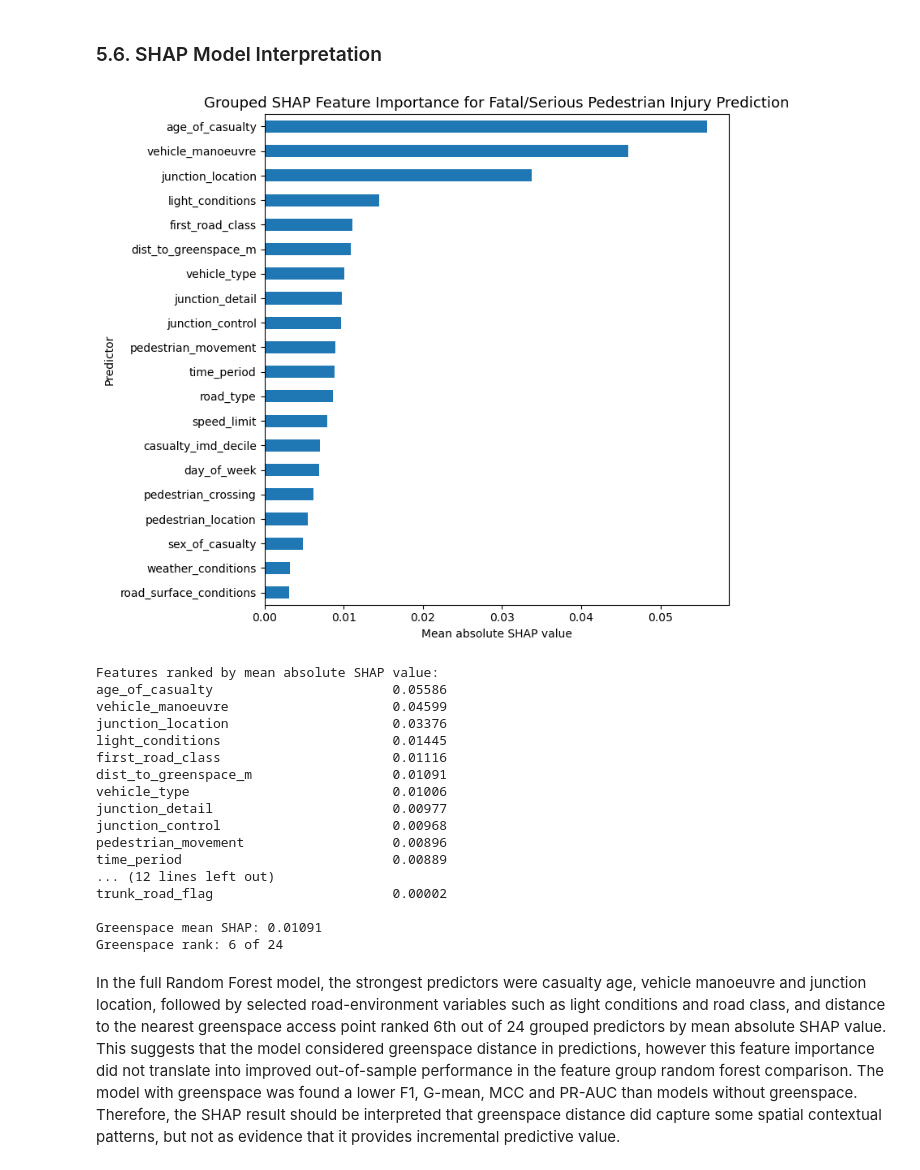
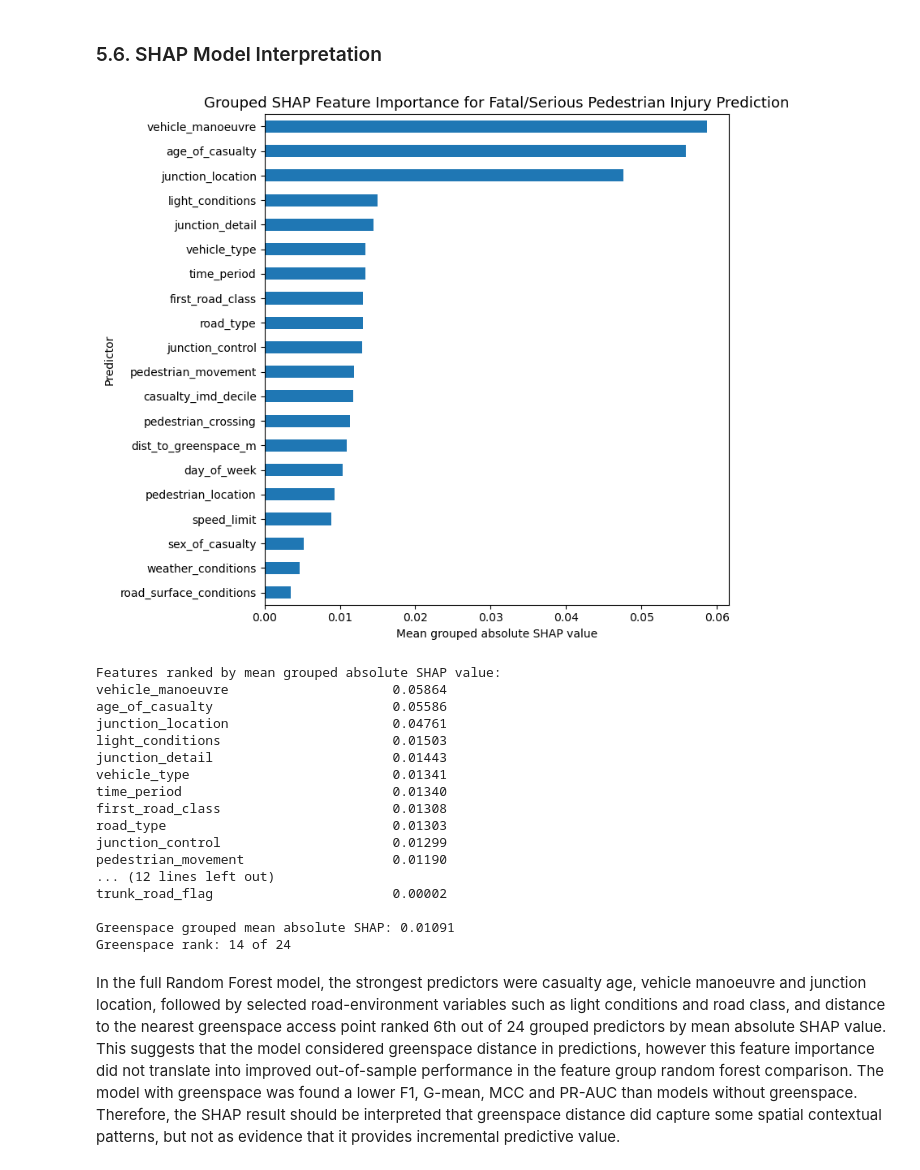
Before and after one commit to christychoicc/DSSS_Coursework, a Jupyter notebook: DSSS_Pedestrian_Severity.ipynb, the cells around one changed output. Drawn from its saved outputs; the diff is of its cells as text; code cells hidden in the pictures.

```diff
--- a/DSSS_Pedestrian_Severity.ipynb
+++ b/DSSS_Pedestrian_Severity.ipynb
@@ -1626,55 +1630,76 @@ for col_idx, orig in enumerate(all_original):
         if indices:
             grouped_shap[:, col_idx] = shap_class1_values[:, indices].sum(axis=1)
 
+
 # Rank variables by mean absolute SHAP value
+# Group one-hot encoded SHAP values back to original variables through aggregating absolute SHAP values
+all_original = full_num + full_cat
+feat_names = list(clean_names)
+
+grouped_abs_shap = np.zeros((shap_class1_values.shape[0], len(all_original)))
+
+for col_idx, orig in enumerate(all_original):
+    if orig in full_num:
+        if orig in feat_names:
+            i = feat_names.index(orig)
+            grouped_abs_shap[:, col_idx] = np.abs(shap_class1_values[:, i])
+    else:
+        indices = [
+            i for i, name in enumerate(feat_names)
+            if name.startswith(orig + '_') or name == orig
+        ]
+        if indices:
+            grouped_abs_shap[:, col_idx] = np.abs(shap_class1_values[:, indices]).sum(axis=1)
+
+# Rank variables by mean grouped absolute SHAP value
 shap_ranked = pd.Series(
-    np.abs(grouped_shap).mean(axis=0),
+    grouped_abs_shap.mean(axis=0),
     index=all_original
 ).sort_values(ascending=True)
 # %%
 # Plot grouped SHAP importance
 fig, ax = plt.subplots(figsize=(8, 7))
 shap_ranked.tail(20).plot(kind='barh', ax=ax)
 
 ax.set_title(
     'Grouped SHAP Feature Importance for Fatal/Serious Pedestrian Injury Prediction',
     fontsize=13
 )
-ax.set_xlabel('Mean absolute SHAP value')
+ax.set_xlabel('Mean grouped absolute SHAP value')
 ax.set_ylabel('Predictor')
 plt.tight_layout()
 plt.show()
 # %% [output]
-[figure, old version]
+[figure, new version]
 # %%
 # SHAP ranking
 shap_ranked_desc = shap_ranked.sort_values(ascending=False)
 
-print("Features ranked by mean absolute SHAP value:")
+print("Features ranked by mean grouped absolute SHAP value:")
 print(shap_ranked_desc.round(5).to_string())
 
 gs_rank = list(shap_ranked_desc.index).index('dist_to_greenspace_m') + 1
 
-print(f"\nGreenspace mean SHAP: {shap_ranked_desc['dist_to_greenspace_m']:.5f}")
+print(f"\nGreenspace grouped mean absolute SHAP: {shap_ranked_desc['dist_to_greenspace_m']:.5f}")
 print(f"Greenspace rank: {gs_rank} of {len(shap_ranked_desc)}")
 # %% [output]
-Features ranked by mean absolute SHAP value:
+Features ranked by mean grouped absolute SHAP value:
+vehicle_manoeuvre                     0.05864
 age_of_casualty                       0.05586
-vehicle_manoeuvre                     0.04599
-junction_location                     0.03376
-light_conditions                      0.01445
-first_road_class                      0.01116
-dist_to_greenspace_m                  0.01091
-vehicle_type                          0.01006
-junction_detail                       0.00977
-junction_control                      0.00968
-pedestrian_movement                   0.00896
-time_period                           0.00889
+junction_location                     0.04761
+light_conditions                      0.01503
+junction_detail                       0.01443
+vehicle_type                          0.01341
+time_period                           0.01340
+first_road_class                      0.01308
+road_type                             0.01303
+junction_control                      0.01299
+pedestrian_movement                   0.01190
 ... (12 lines left out)
 trunk_road_flag                       0.00002
 
-Greenspace mean SHAP: 0.01091
-Greenspace rank: 6 of 24
+Greenspace grouped mean absolute SHAP: 0.01091
+Greenspace rank: 14 of 24
 # %% [markdown]
 In the full Random Forest model, the strongest predictors were casualty age, vehicle manoeuvre and junction location, followed by selected road-environment variables such as light conditions and road class, and distance to the nearest greenspace access point ranked 6th out of 24 grouped predictors by mean absolute SHAP value. This suggests that the model considered greenspace distance in predictions, however this feature importance did not translate into improved out-of-sample performance in the feature group random forest comparison. The model with greenspace was found a lower F1, G-mean, MCC and PR-AUC than models without greenspace. Therefore, the SHAP result should be interpreted that greenspace distance did capture some spatial contextual patterns, but not as evidence that it provides incremental predictive value.
 # %% [markdown]
```
Also changed, not shown: parts of 4 cells of this notebook.
